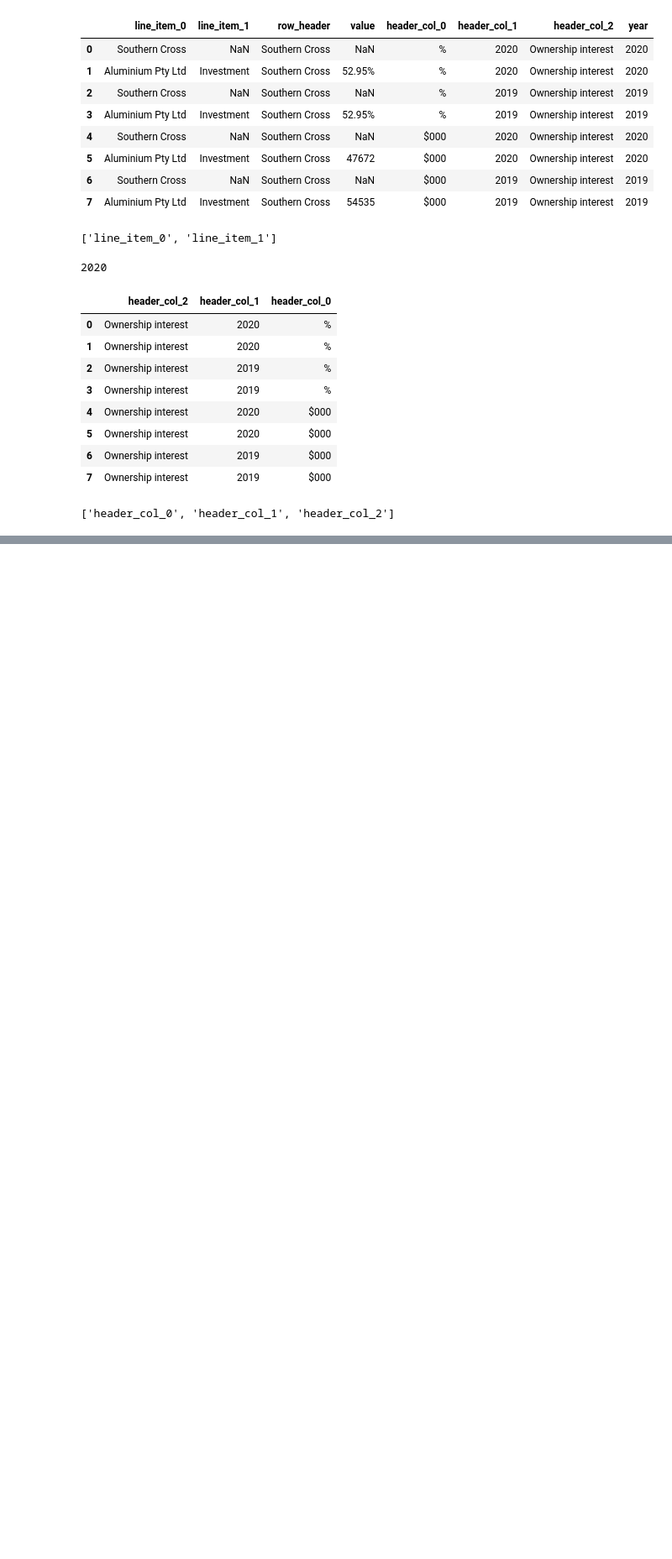
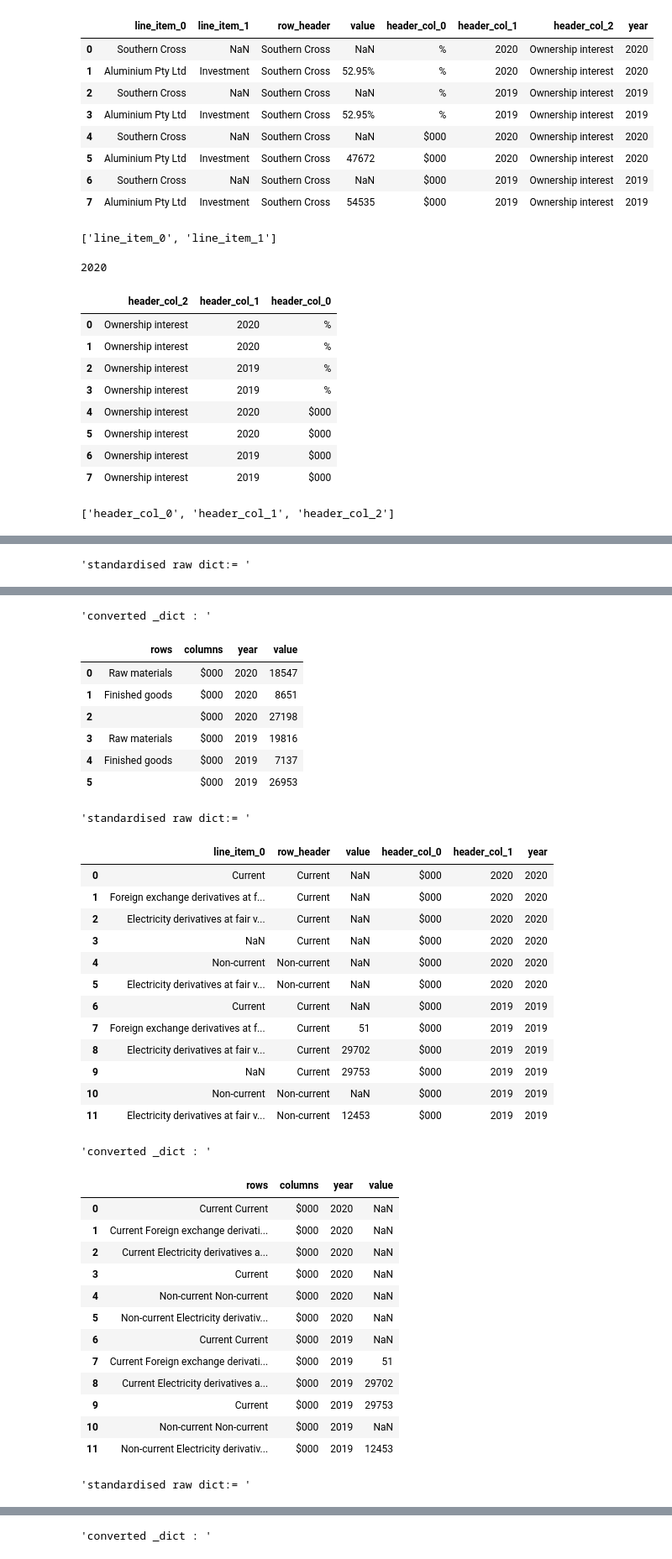
Before and after one commit to AI-paltan/main_page_processing, a Jupyter notebook: main_page_processing_service_testing_notebook.ipynb, the cells around one changed output, grey strips where cells are left out. Shown at 84% size. Drawn from its saved outputs; the diff is of its cells as text; code cells hidden in the pictures; blank space fills up the shorter version.

```diff
--- a/main_page_processing_service_testing_notebook.ipynb
+++ b/main_page_processing_service_testing_notebook.ipynb
@@ -126,0 +271,7 @@ mp.standardised_cropped_dict.get('a147e74b-6105-3ee1-a346-7906f3bf25b5').filter(
+# %%
+for key,value in mp.standardised_cropped_dict.items():
+    display("standardised raw dict:= ",mp.standardised_cropped_dict.get(key))
+    conv_std_df = mp.transformed_standardised_cropped_dict.get(key)
+    display("converted _dict : ",conv_std_df)
+# %% [output]
+'standardised raw dict:= '
@@ -126,0 +285,37 @@ mp.standardised_cropped_dict.get('a147e74b-6105-3ee1-a346-7906f3bf25b5').filter(
+'converted _dict : '
+|  | rows | columns | year | value |
+| 0 | Raw materials | $000 | 2020 | 18547 |
+| 1 | Finished goods | $000 | 2020 | 8651 |
+| 2 |  | $000 | 2020 | 27198 |
+| 3 | Raw materials | $000 | 2019 | 19816 |
+| 4 | Finished goods | $000 | 2019 | 7137 |
+| 5 |  | $000 | 2019 | 26953 |
+'standardised raw dict:= '
+|  | line_item_0 | row_header | value | header_col_0 | header_col_1 | year |
+| 0 | Current | Current | NaN | $000 | 2020 | 2020 |
+| 1 | Foreign exchange derivatives at f... | Current | NaN | $000 | 2020 | 2020 |
+| 2 | Electricity derivatives at fair v... | Current | NaN | $000 | 2020 | 2020 |
+| 3 | NaN | Current | NaN | $000 | 2020 | 2020 |
+| 4 | Non-current | Non-current | NaN | $000 | 2020 | 2020 |
+| 5 | Electricity derivatives at fair v... | Non-current | NaN | $000 | 2020 | 2020 |
+| 6 | Current | Current | NaN | $000 | 2019 | 2019 |
+| 7 | Foreign exchange derivatives at f... | Current | 51 | $000 | 2019 | 2019 |
+| 8 | Electricity derivatives at fair v... | Current | 29702 | $000 | 2019 | 2019 |
+| 9 | NaN | Current | 29753 | $000 | 2019 | 2019 |
+| 10 | Non-current | Non-current | NaN | $000 | 2019 | 2019 |
+| 11 | Electricity derivatives at fair v... | Non-current | 12453 | $000 | 2019 | 2019 |
+'converted _dict : '
+|  | rows | columns | year | value |
+| 0 | Current Current | $000 | 2020 | NaN |
+| 1 | Current Foreign exchange derivati... | $000 | 2020 | NaN |
+| 2 | Current Electricity derivatives a... | $000 | 2020 | NaN |
+| 3 | Current | $000 | 2020 | NaN |
+| 4 | Non-current Non-current | $000 | 2020 | NaN |
+| 5 | Non-current Electricity derivativ... | $000 | 2020 | NaN |
+| 6 | Current Current | $000 | 2019 | NaN |
+| 7 | Current Foreign exchange derivati... | $000 | 2019 | 51 |
+| 8 | Current Electricity derivatives a... | $000 | 2019 | 29702 |
+| 9 | Current | $000 | 2019 | 29753 |
+| 10 | Non-current Non-current | $000 | 2019 | NaN |
+| 11 | Non-current Electricity derivativ... | $000 | 2019 | 12453 |
+'standardised raw dict:= '
@@ -126,0 +331 @@ mp.standardised_cropped_dict.get('a147e74b-6105-3ee1-a346-7906f3bf25b5').filter(
+'converted _dict : '
```
Also changed, not shown: parts of 12 cells of this notebook, 5 other files.
